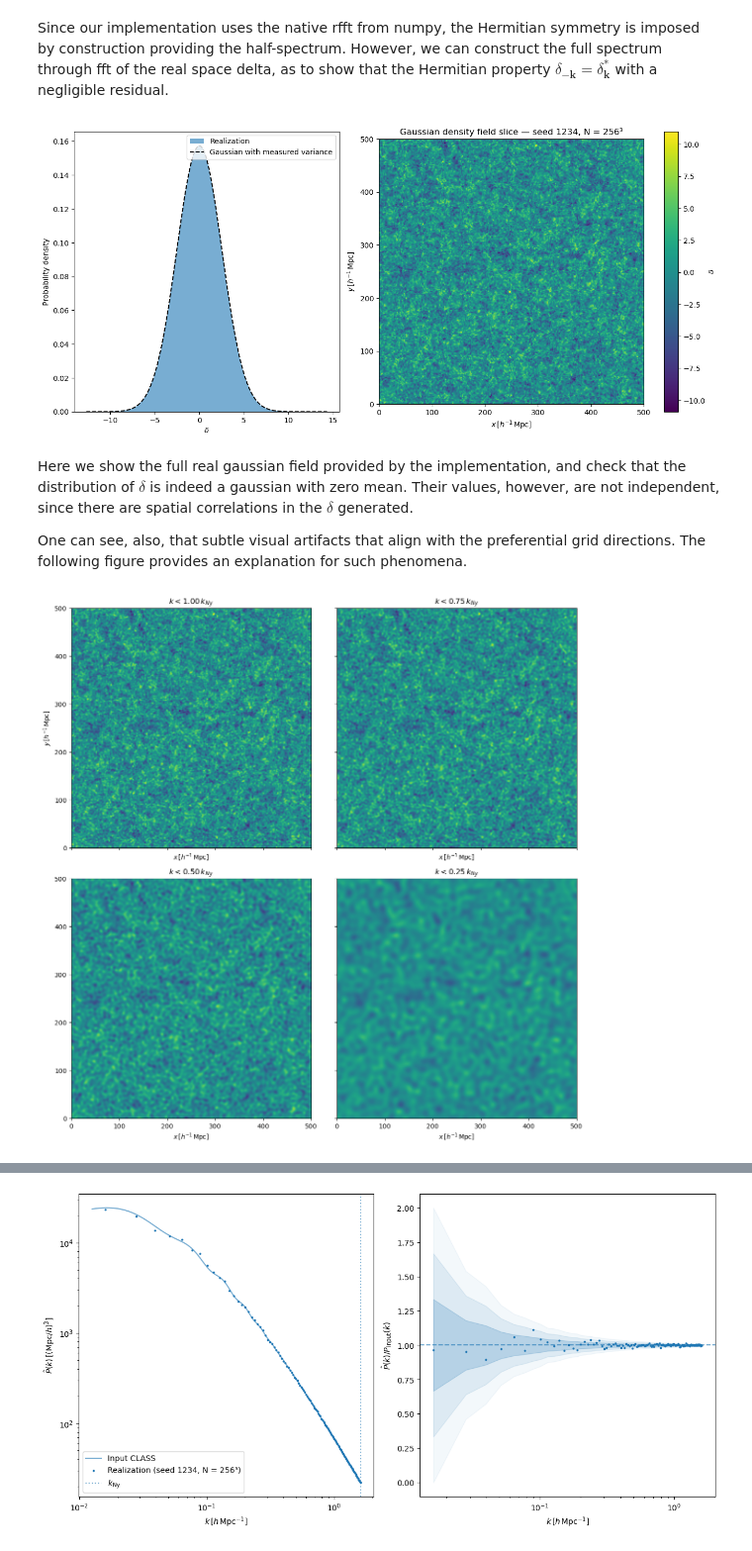
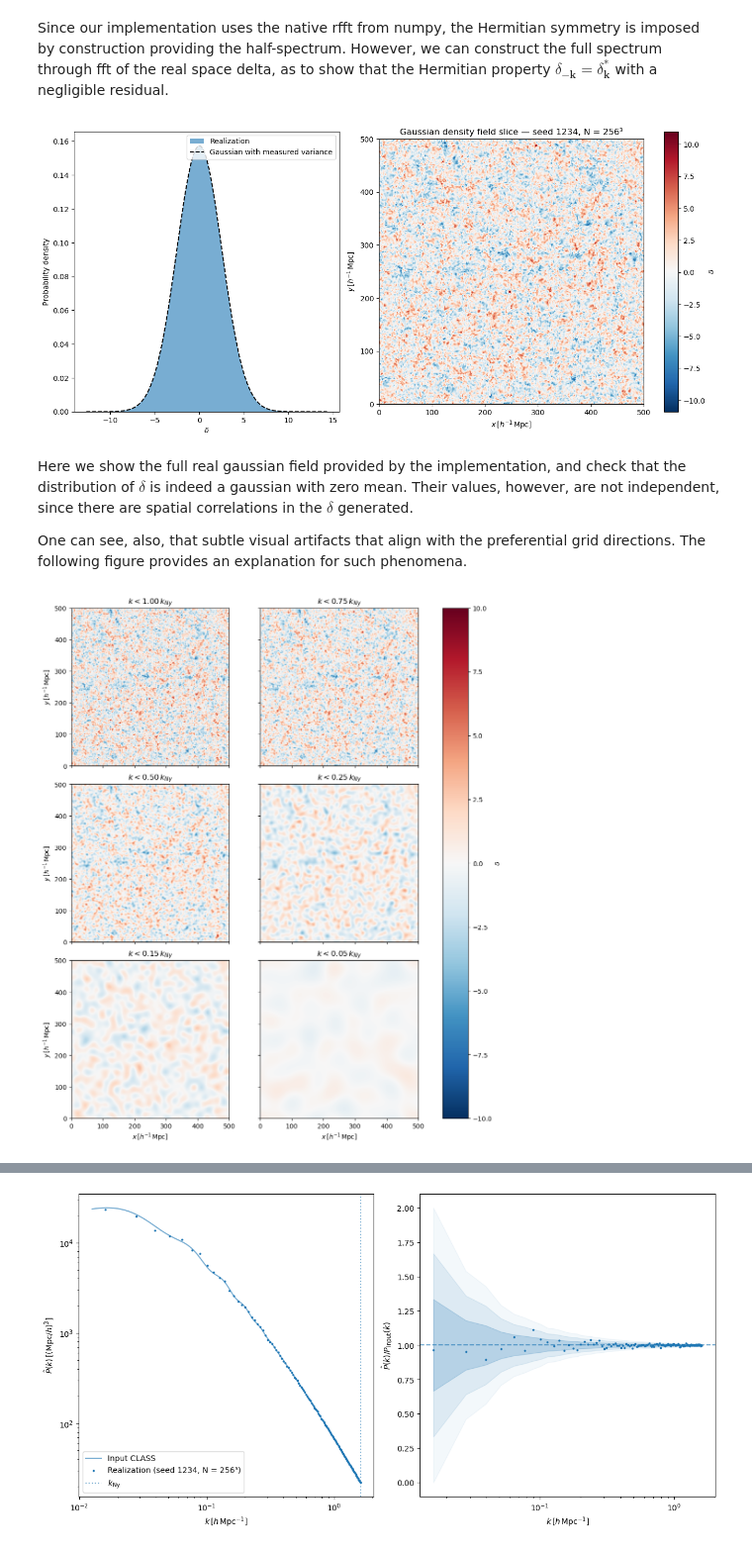
Before and after one commit to carlosamcoelho/numcosmo-ep2, a Jupyter notebook: notebooks/03_lpt.ipynb, the cells around one changed output, grey strips where cells are left out. Shown at 99% size. Drawn from its saved outputs; the diff is of its cells as text; code cells hidden in the pictures.

```diff
--- a/notebooks/03_lpt.ipynb
+++ b/notebooks/03_lpt.ipynb
@@ -115,7 +115,8 @@ ax[0].set_xlabel(r"$\delta$")
 ax[0].set_ylabel("Probability density")
 ax[0].legend()
 
-im = ax[1].imshow(delta_x[:, :, iz].T, origin="lower", extent=(0, L, 0, L), aspect="equal")
+im = ax[1].imshow(delta_x[:, :, iz].T, origin="lower", extent=(0, L, 0, L),
+                  aspect="equal", cmap="RdBu_r")
 
 ax[1].set_xlabel(r"$x\,[h^{-1}\,\mathrm{Mpc}]$")
 ax[1].set_ylabel(r"$y\,[h^{-1}\,\mathrm{Mpc}]$")
@@ -125,27 +126,34 @@ fig.colorbar(im, ax=ax[1], label=r"$\delta$")
 plt.savefig("../outputs/figures/03_gaussian_field.png", dpi=200)
 plt.show()
 # %% [output]
-[figure, old version]
+[figure, new version]
 # %% [markdown]
 Here we show the full real gaussian field provided by the implementation, and check that the distribution of $\delta$ is indeed a gaussian with zero mean. Their values, however, are not independent, since there are spatial correlations in the $\delta$ generated.
 
 One can see, also, that subtle visual artifacts that align with the preferential grid directions. The following figure provides an explanation for such phenomena.
 # %%
 kNy = np.pi * N / L
-fig, ax = plt.subplots(nrows=2, ncols=2, figsize=(12, 12), layout="constrained", sharex=True, sharey=True)
+fig, ax = plt.subplots(nrows=3, ncols=2, figsize=(10, 12), layout="constrained", sharex=True, sharey=True)
 
-for i, frac in enumerate([1.0, 0.75, 0.5, 0.25]):
+for i, frac in enumerate([1.0, 0.75, 0.5, 0.25, 0.15, 0.05]):
     mask = kmag <= frac * kNy
     dk_filtered = delta_k * mask
     dx_filtered = np.fft.irfftn(dk_filtered / dx**3, s=(N, N, N), axes=(0, 1, 2))
 
-    ax[i//2][i%2].imshow(dx_filtered[:, :, N//2].T, origin="lower", extent=(0, L, 0, L), vmin=-10, vmax=10)
+    im = ax[i//2][i%2].imshow(dx_filtered[:, :, N//2].T, origin="lower", extent=(0, L, 0, L),
+                         aspect="equal", vmin=-10, vmax=10, cmap="RdBu_r")
     ax[i//2][i%2].set_title(rf"$k < {frac:.2f}\,k_{{Ny}}$")
-    ax[i//2][i%2].set_xlabel(r"$x\,[h^{-1}\,\mathrm{Mpc}]$")
 
+ax[2][0].set_xlabel(r"$x\,[h^{-1}\,\mathrm{Mpc}]$")
+ax[2][1].set_xlabel(r"$x\,[h^{-1}\,\mathrm{Mpc}]$")
 ax[0][0].set_ylabel(r"$y\,[h^{-1}\,\mathrm{Mpc}]$")
+ax[1][0].set_ylabel(r"$y\,[h^{-1}\,\mathrm{Mpc}]$")
+ax[2][0].set_ylabel(r"$y\,[h^{-1}\,\mathrm{Mpc}]$")
+
+fig.colorbar(im, ax=ax, fraction=.1, label=r"$\delta$")
+
 plt.savefig("../outputs/figures/03_gaussian_field_resolution.png", dpi=200)
 plt.show()
 # %% [output]
-[figure, old version]
+[figure, new version]
 # %% [markdown]
```
Also changed, not shown: parts of 1 cell of this notebook, 9 other files.
